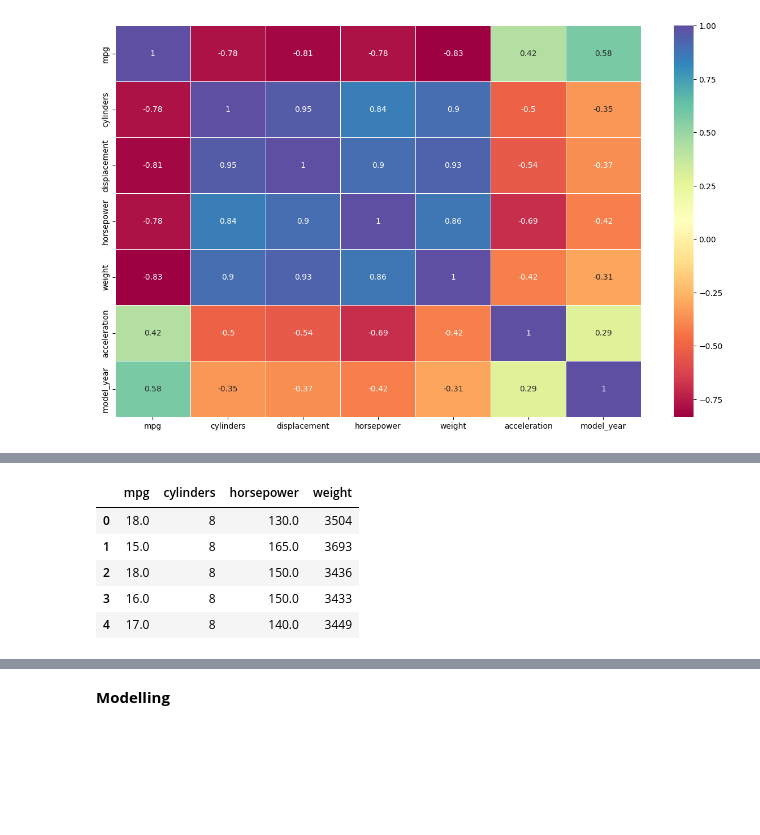
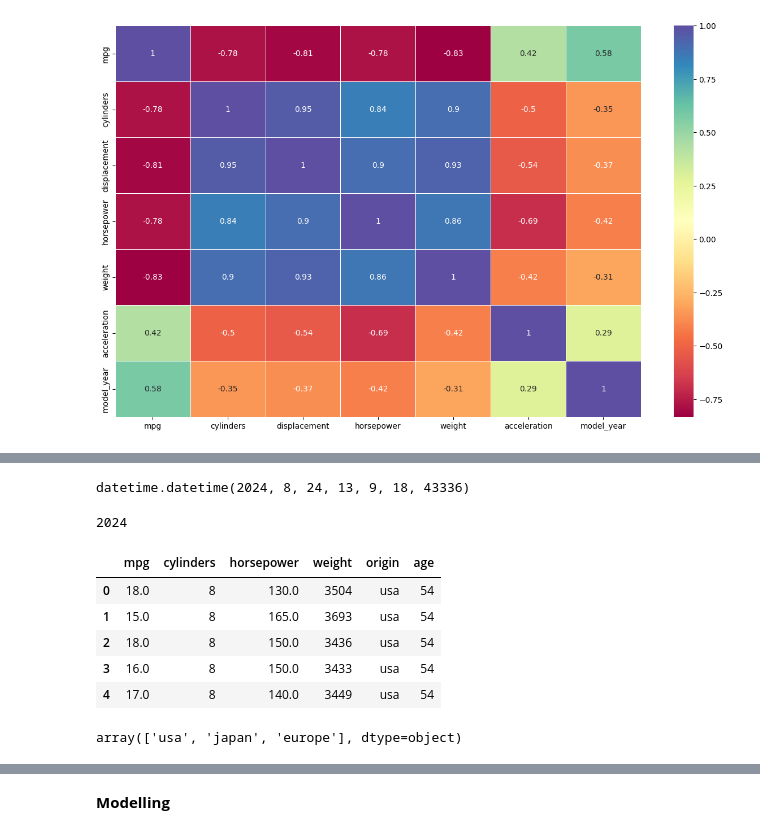
Before and after one commit to harpreet-03/ML_with_Python, a Jupyter notebook: Module_2/Linear_Regression/linear_regression.ipynb, the cells around one changed output, grey strips where cells are left out. Drawn from its saved outputs; the diff is of its cells as text; code cells hidden in the pictures; blank space fills up the shorter version.

Commit message:
Linear Regression model

```diff
--- a/Module_2/Linear_Regression/linear_regression.ipynb
+++ b/Module_2/Linear_Regression/linear_regression.ipynb
@@ -246,2 +276,15 @@ sns.heatmap(df.corr(), annot=True, linewidths=0.5, cmap = 'Spectral')
+# %%
+today = datetime.today()
+# %%
+today
+# %% [output]
+datetime.datetime(2024, 8, 24, 13, 9, 18, 43336)
+# %%
+this_year = today.year
+this_year
+# %% [output]
+2024
+# %%
+org_df["age"] = this_year - org_df.model_year
 # %%
-df.drop(["model_year"], axis = 1, inplace = True)
+org_df.drop(["model_year"], axis=1, inplace=True)
@@ -252,9 +291,13 @@ df.drop(['acceleration'], axis = 1, inplace = True)
 # %%
-df.head()
+org_df.head()
 # %% [output]
-|  | mpg | cylinders | horsepower | weight |
-| 0 | 18.0 | 8 | 130.0 | 3504 |
-| 1 | 15.0 | 8 | 165.0 | 3693 |
-| 2 | 18.0 | 8 | 150.0 | 3436 |
-| 3 | 16.0 | 8 | 150.0 | 3433 |
-| 4 | 17.0 | 8 | 140.0 | 3449 |
+|  | mpg | cylinders | horsepower | weight | origin | age |
+| 0 | 18.0 | 8 | 130.0 | 3504 | usa | 54 |
+| 1 | 15.0 | 8 | 165.0 | 3693 | usa | 54 |
+| 2 | 18.0 | 8 | 150.0 | 3436 | usa | 54 |
+| 3 | 16.0 | 8 | 150.0 | 3433 | usa | 54 |
+| 4 | 17.0 | 8 | 140.0 | 3449 | usa | 54 |
+# %%
+org_df.origin.unique()
+# %% [output]
+array(['usa', 'japan', 'europe'], dtype=object)
```
Also changed, not shown: parts of 27 cells of this notebook.
